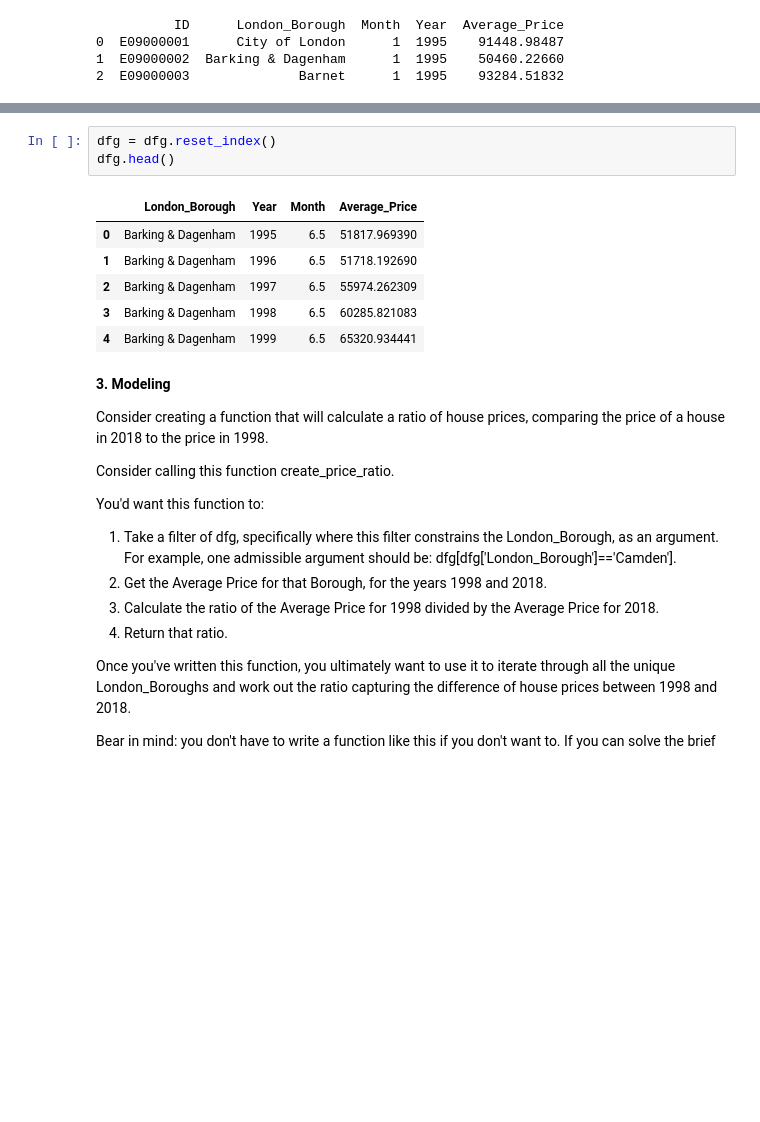
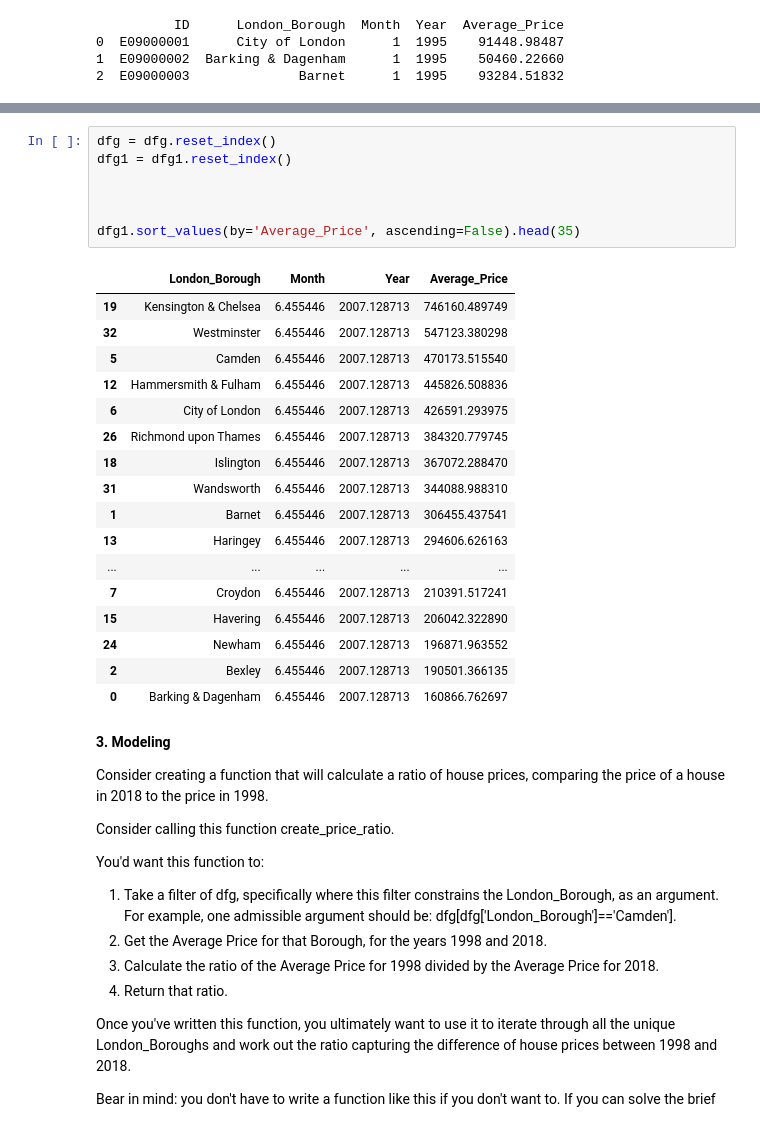
Before and after one commit to jujbates/London-Borough-Housing-Prices, a Jupyter notebook: Unit 4 Challenge - Tier 3.ipynb, the cells around one changed output, grey strips where cells are left out. Cells and saved outputs as stored; diff of their text form; blank space fills up the shorter version.

```diff
--- a/Unit 4 Challenge - Tier 3.ipynb
+++ b/Unit 4 Challenge - Tier 3.ipynb
@@ -434,13 +418,28 @@ dfg.sample(10)
-# %%
-dfg = dfg.reset_index()
-dfg.head()
-# %% [output]
-|  | London_Borough | Year | Month | Average_Price |
-| 0 | Barking & Dagenham | 1995 | 6.5 | 51817.969390 |
-| 1 | Barking & Dagenham | 1996 | 6.5 | 51718.192690 |
-| 2 | Barking & Dagenham | 1997 | 6.5 | 55974.262309 |
-| 3 | Barking & Dagenham | 1998 | 6.5 | 60285.821083 |
-| 4 | Barking & Dagenham | 1999 | 6.5 | 65320.934441 |
+# %%
+dfg = dfg.reset_index()
+dfg1 = dfg1.reset_index()
+
+
+
+dfg1.sort_values(by='Average_Price', ascending=False).head(35)
+# %% [output]
+|  | London_Borough | Month | Year | Average_Price |
+| 19 | Kensington & Chelsea | 6.455446 | 2007.128713 | 746160.489749 |
+| 32 | Westminster | 6.455446 | 2007.128713 | 547123.380298 |
+| 5 | Camden | 6.455446 | 2007.128713 | 470173.515540 |
+| 12 | Hammersmith & Fulham | 6.455446 | 2007.128713 | 445826.508836 |
+| 6 | City of London | 6.455446 | 2007.128713 | 426591.293975 |
+| 26 | Richmond upon Thames | 6.455446 | 2007.128713 | 384320.779745 |
+| 18 | Islington | 6.455446 | 2007.128713 | 367072.288470 |
+| 31 | Wandsworth | 6.455446 | 2007.128713 | 344088.988310 |
+| 1 | Barnet | 6.455446 | 2007.128713 | 306455.437541 |
+| 13 | Haringey | 6.455446 | 2007.128713 | 294606.626163 |
+| ... | ... | ... | ... | ... |
+| 7 | Croydon | 6.455446 | 2007.128713 | 210391.517241 |
+| 15 | Havering | 6.455446 | 2007.128713 | 206042.322890 |
+| 24 | Newham | 6.455446 | 2007.128713 | 196871.963552 |
+| 2 | Bexley | 6.455446 | 2007.128713 | 190501.366135 |
+| 0 | Barking & Dagenham | 6.455446 | 2007.128713 | 160866.762697 |
 # %% [markdown]
 **3. Modeling**
 
```
Also changed, not shown: parts of 10 cells of this notebook, 3 other files.
